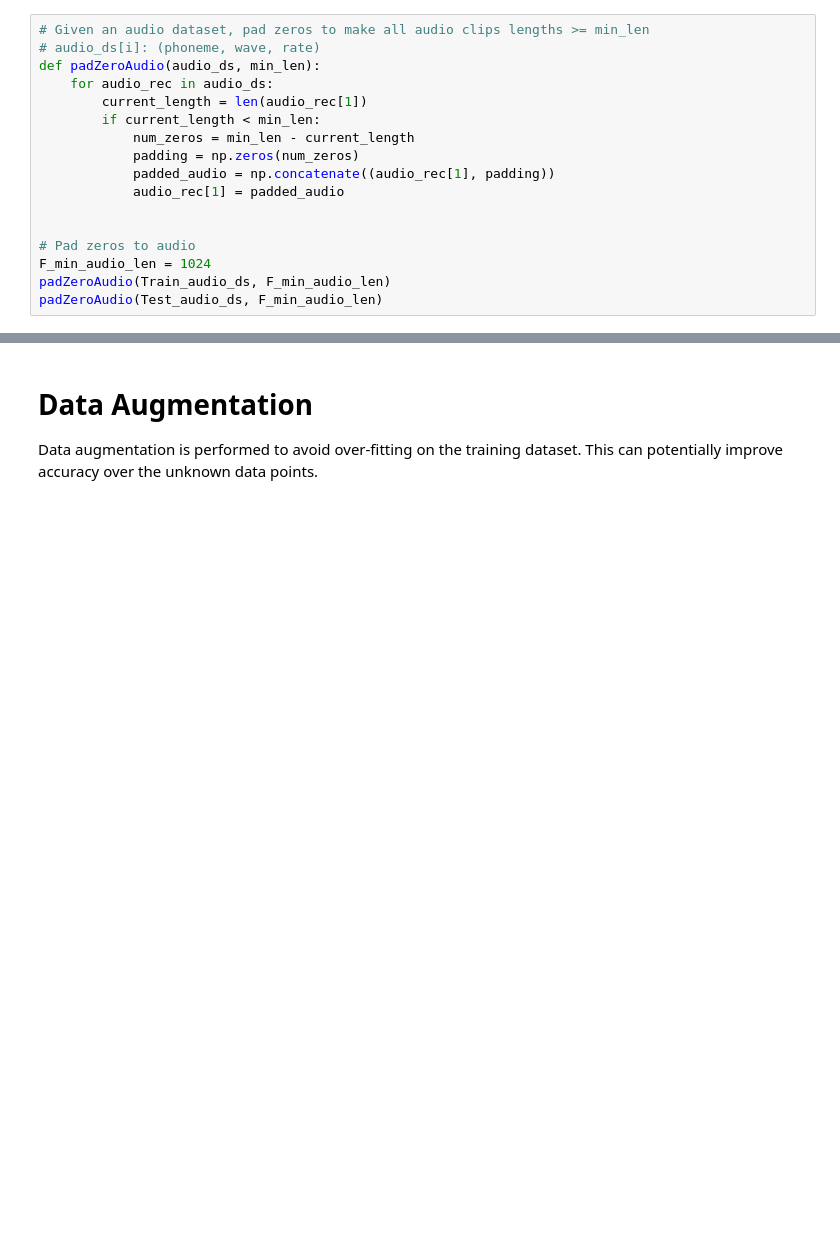
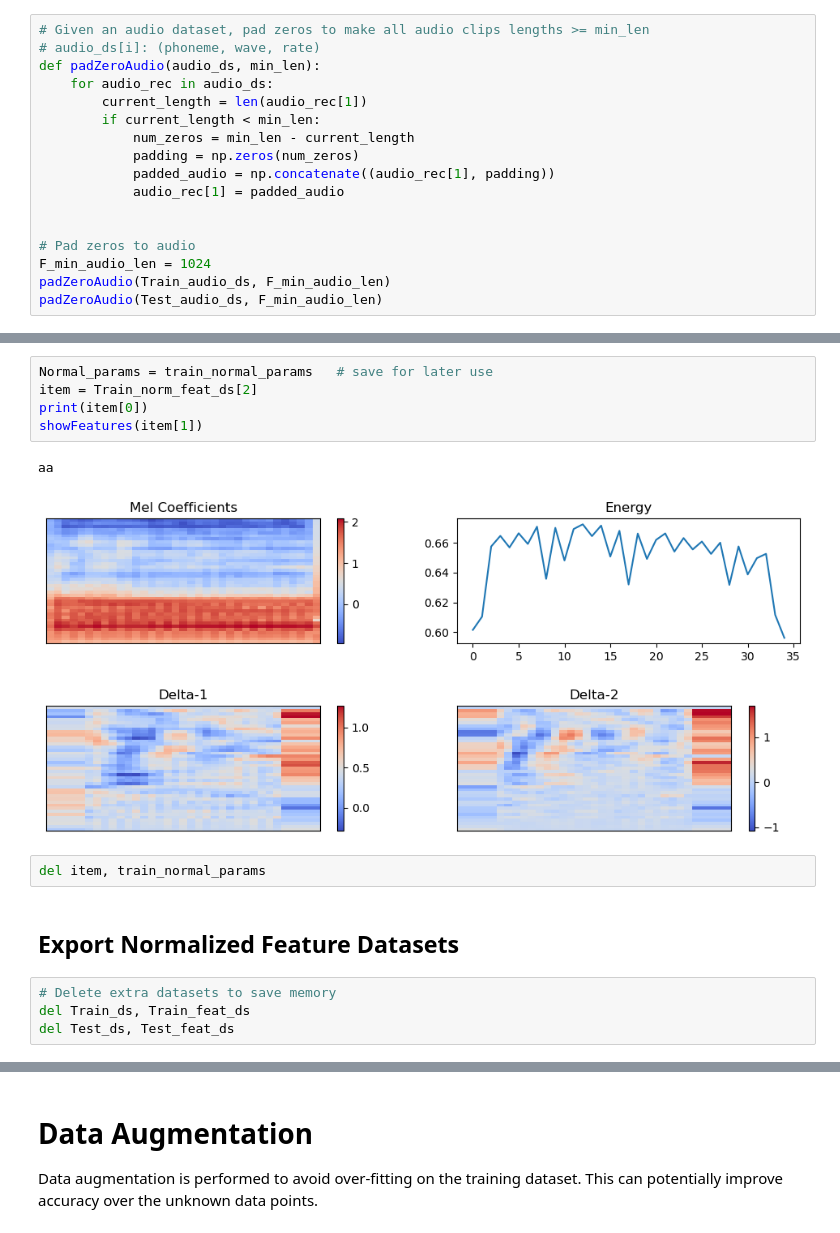
Before and after one commit to Arafat-Kabir/SPAR-Benchmarks, a Jupyter notebook: Arafat_WS/LSTM-250/Feature-Extraction-02.ipynb, the cells around one changed output, grey strips where cells are left out. Drawn from its saved outputs; the diff is of its cells as text; blank space fills up the shorter version.

Commit message:
LSTM250: Modified Feature-extraction notebook for finalization

```diff
--- a/Arafat_WS/LSTM-250/Feature-Extraction-02.ipynb
+++ b/Arafat_WS/LSTM-250/Feature-Extraction-02.ipynb
@@ -319,0 +780,16 @@ showAudioLenDisrib(Test_audio_ds)
+# %%
+Normal_params = train_normal_params   # save for later use
+item = Train_norm_feat_ds[2]
+print(item[0])
+showFeatures(item[1])
+# %% [output]
+aa
+[figure, added]
+# %%
+del item, train_normal_params
+# %% [markdown]
+## Export Normalized Feature Datasets
+# %%
+# Delete extra datasets to save memory
+del Train_ds, Train_feat_ds
+del Test_ds, Test_feat_ds
```
Also changed, not shown: parts of 62 cells of this notebook.
